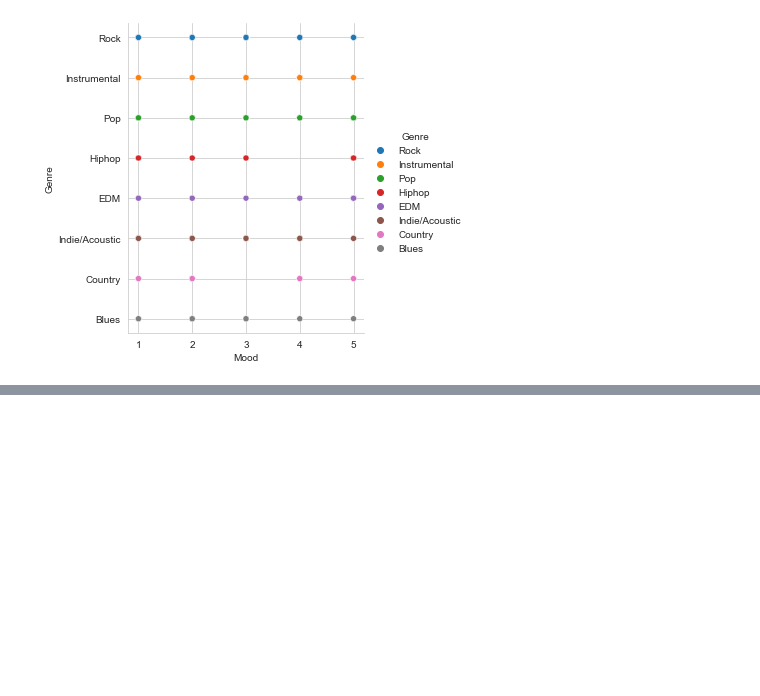
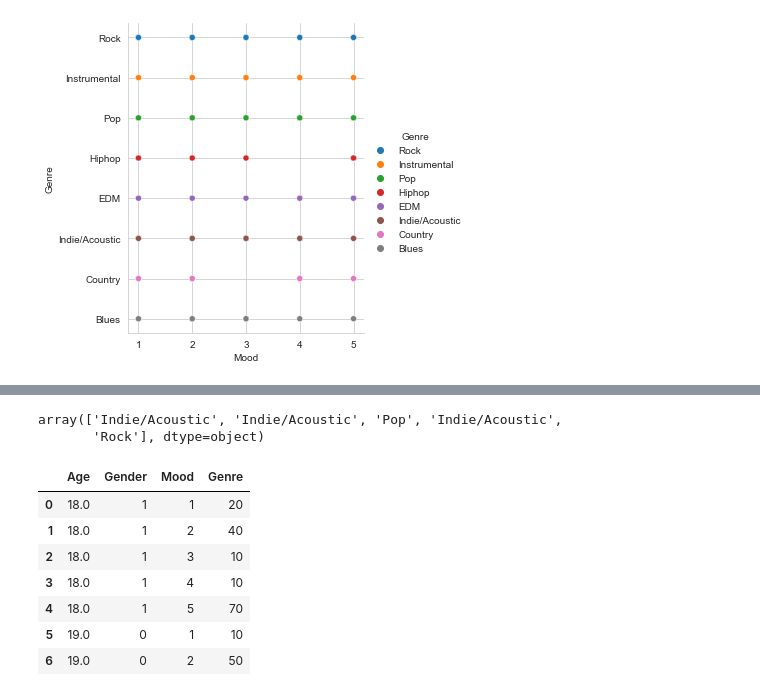
Before and after one commit to NAyeshaKhan/Music_Recommendation_App, a Jupyter notebook: MusicApp/Test Music AI.ipynb, the cells around one changed output, grey strips where cells are left out. Cells and saved outputs as stored; diff of their text form; code cells hidden in the pictures; blank space fills up the shorter version.

```diff
--- a/MusicApp/Test Music AI.ipynb
+++ b/MusicApp/Test Music AI.ipynb
@@ -136,3 +124,30 @@ plt.show();
+# %%
+#Model testing
+X=df[['Age','Gender','Mood']]
+y=df['Genre']
+X_train,X_test,y_train,y_test=train_test_split(X.values,y,test_size=0.2)
+model=DecisionTreeClassifier()
+model.fit(X_train, y_train)
+
+predictions=model.predict([ [21,0,4],[21,1,1],[24,0,1],[31,0,4],[22,0,5] ])
+predictions
+# %% [output]
+array(['Indie/Acoustic', 'Indie/Acoustic', 'Pop', 'Indie/Acoustic',
+       'Rock'], dtype=object)
+# %%
+#Replacing categorical data with integer values
+
+df['Genre'].replace(['Pop','Rock','Indie/Acoustic','Instrumental','EDM','Blues','Hiphop','Country'],[10,20,30,40,50,60,70,80], inplace=True)
+df.head(7)
+# %% [output]
+|  | Age | Gender | Mood | Genre |
+| 0 | 18.0 | 1 | 1 | 20 |
+| 1 | 18.0 | 1 | 2 | 40 |
+| 2 | 18.0 | 1 | 3 | 10 |
+| 3 | 18.0 | 1 | 4 | 10 |
+| 4 | 18.0 | 1 | 5 | 70 |
+| 5 | 19.0 | 0 | 1 | 10 |
+| 6 | 19.0 | 0 | 2 | 50 |
 # %%
 #Relationship analysis
 sns.heatmap(df.corr(),cbar=True, annot=True, cmap='Blues')
```
Also changed, not shown: parts of 16 cells of this notebook.
